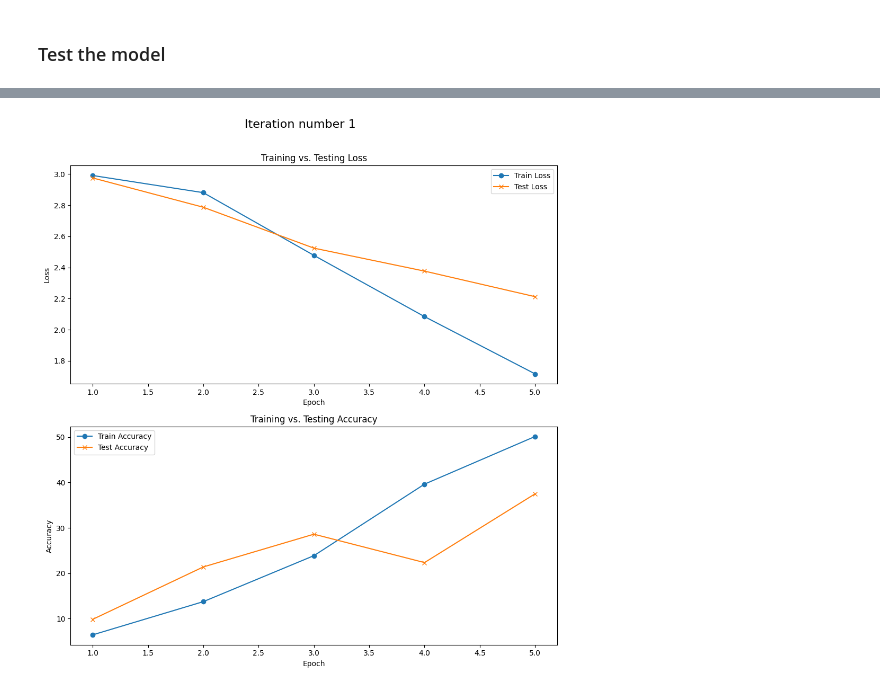
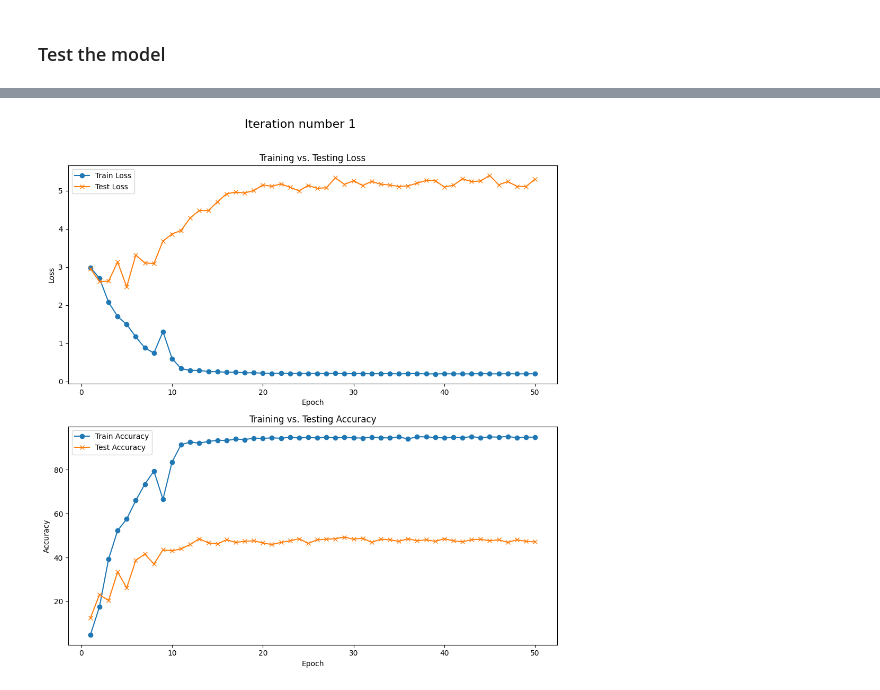
Before and after one commit to SebastianHybel/trapCameraClassificationCNN, a Jupyter notebook: presentation.ipynb, the cells around one changed output, grey strips where cells are left out. Cells and saved outputs as stored; diff of their text form; code cells hidden in the pictures.

```diff
--- a/presentation.ipynb
+++ b/presentation.ipynb
@@ -86,7 +86,7 @@ modelResults
 # %%
 from helperFunctions import plotLossAndAccuracy
 # %%
-resultPath = "results/TrainingResults1.csv"
+resultPath = "results/TrainingResults3.csv"
 plotLossAndAccuracy(resultPath, 1)
 # %% [output]
-[figure, old version]
+[figure, new version]
```
Also changed, not shown: parts of 18 cells of this notebook.
